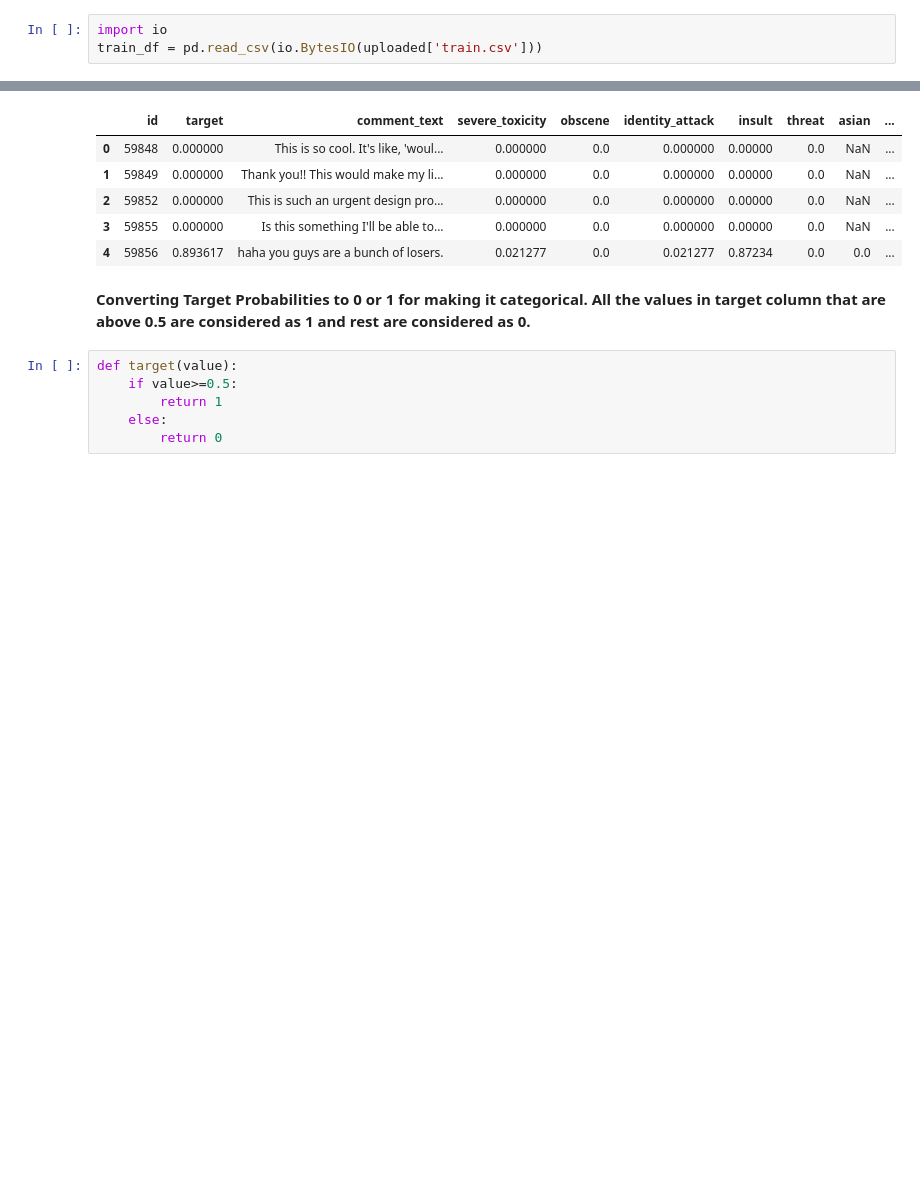
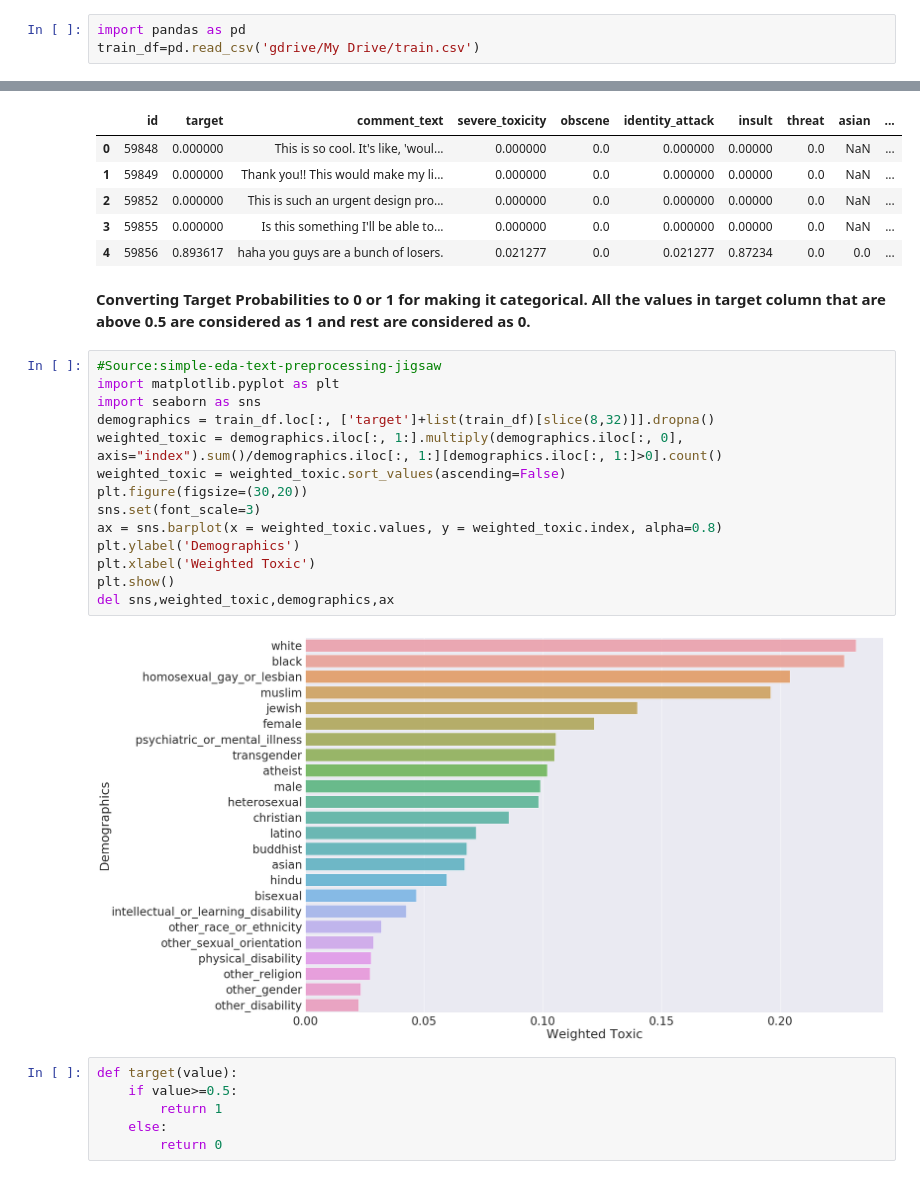
Before and after one commit to jorgemedina87/Mineria-de-datos, a Jupyter notebook: proyecto3/proyecto3.ipynb, the cells around one changed output, grey strips where cells are left out. Cells and saved outputs as stored; diff of their text form; blank space fills up the shorter version.

```diff
--- a/proyecto3/proyecto3.ipynb
+++ b/proyecto3/proyecto3.ipynb
@@ -28,6 +27,6 @@ Saving train.csv to train.csv
 # %%
-import io
-train_df = pd.read_csv(io.BytesIO(uploaded['train.csv']))
+import pandas as pd
+train_df=pd.read_csv('gdrive/My Drive/train.csv')
 # %% [markdown]
 Reading the CSV
 # %%
@@ -41,6 +40,22 @@ train_df.head()
 | 4 | 59856 | 0.893617 | haha you guys are a bunch of losers. | 0.021277 | 0.0 | 0.021277 | 0.87234 | 0.0 | 0.0 | ... |
 # %% [markdown]
 **Converting Target Probabilities to 0 or 1 for making it categorical. All the values in target column that are above 0.5 are considered as 1 and rest are considered as 0.**
+# %%
+#Source:simple-eda-text-preprocessing-jigsaw
+import matplotlib.pyplot as plt
+import seaborn as sns
+demographics = train_df.loc[:, ['target']+list(train_df)[slice(8,32)]].dropna()
+weighted_toxic = demographics.iloc[:, 1:].multiply(demographics.iloc[:, 0], axis="index").sum()/demographics.iloc[:, 1:][demographics.iloc[:, 1:]>0].count()
+weighted_toxic = weighted_toxic.sort_values(ascending=False)
+plt.figure(figsize=(30,20))
+sns.set(font_scale=3)
+ax = sns.barplot(x = weighted_toxic.values, y = weighted_toxic.index, alpha=0.8)
+plt.ylabel('Demographics')
+plt.xlabel('Weighted Toxic')
+plt.show()
+del sns,weighted_toxic,demographics,ax
+# %% [output]
+[figure, added]
 # %%
 def target(value):
     if value>=0.5:
```
Also changed, not shown: parts of 1 cell of this notebook.
